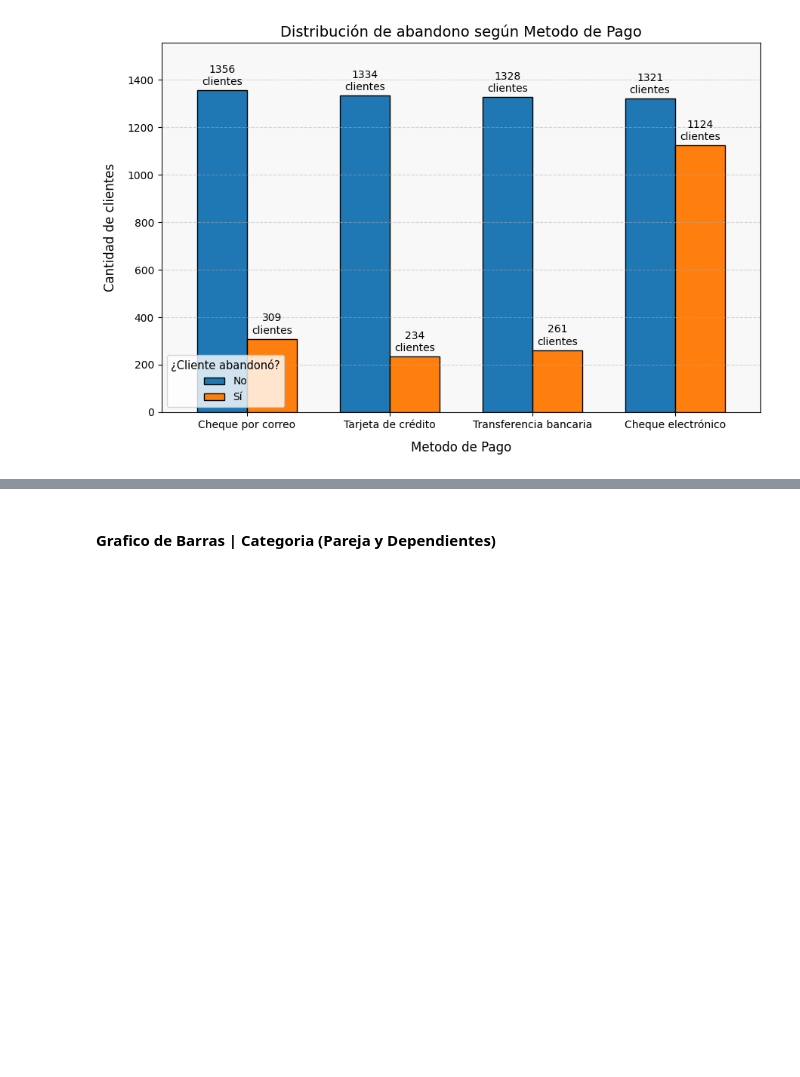
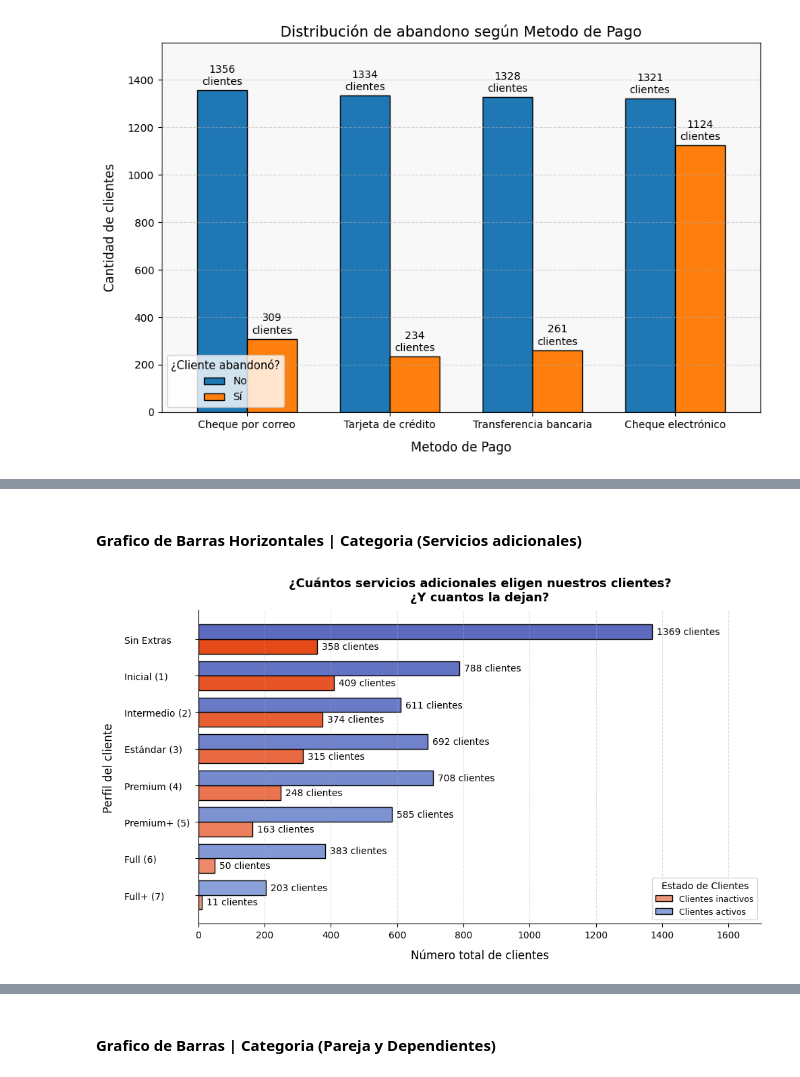
Before and after one commit to MigXDev/CS_Datos_I_DESAFIO_2, a Jupyter notebook: challenge2-data-science-LATAM-main/TelecomX_LATAM.ipynb, the cells around one changed output, grey strips where cells are left out. Drawn from its saved outputs; the diff is of its cells as text; code cells hidden in the pictures; blank space fills up the shorter version.

```diff
--- a/challenge2-data-science-LATAM-main/TelecomX_LATAM.ipynb
+++ b/challenge2-data-science-LATAM-main/TelecomX_LATAM.ipynb
@@ -1691,0 +1807,2 @@ plt.show()
+# %% [markdown]
+#### Grafico de Barras Horizontales | Categoria (Servicios adicionales)
@@ -1691,0 +1855,65 @@ plt.show()
+# %%
+# Agrupación
+df_comb_ad = df_Datos_Traducidos.groupby(['cant_serv_ad', 'abandono_cliente']).size().unstack()
+
+# Orden personalizado de las categorías
+orden_3 = ['Full+ (7)', 'Full (6)','Premium+ (5)','Premium (4)','Estándar (3)','Intermedio (2)','Inicial (1)','Sin Extras']
+df_comb_ad = df_comb_ad.reindex(orden_3)
+# %%
+colores_activos = ['#5c6bc0', '#6273c3', '#697ac7', '#6f82ca', '#768ace', '#7c92d1', '#8399d5', '#89a1d8']
+colores_inactivos = ['#e64a19', '#e75527', '#e85f34', '#e96a42', '#eb7450', '#ec7f5e', '#ed896b', '#ee9479']
+# %%
+colores_activos_invertido = colores_activos[::-1]
+colores_inactivos_invertido = colores_inactivos[::-1]
+# %%
+# Graficar barras horizontales agrupadas
+fig, ax = plt.subplots(figsize=(10, 6))  # Ajusta el tamaño para mejor legibilidad
+bar_height = 0.4  # Análogo a bar_width pero para horizontal
+y = range(len(df_comb_ad))  # Usamos 'y' en lugar de 'x'
+
+
+# Barras para clientes inactivos ('Si')
+ax.barh(
+    y=[i - bar_height/2 for i in y],
+    width=df_comb_ad['Si'],
+    height=bar_height,
+    label='Clientes inactivos',
+    color=colores_inactivos_invertido,
+    edgecolor='black'
+)
+
+# Barras para clientes activos ('No')
+ax.barh(
+    y=[i + bar_height/2 for i in y],  # Posición vertical
+    width=df_comb_ad['No'],           # Longitud de la barra
+    height=bar_height,
+    label='Clientes activos',
+    color=colores_activos_invertido,
+    edgecolor='black'
+)
+
+# Etiquetas
+ax.set_yticks(y)
+ax.set_yticklabels(orden_3, ha='left', x=-0.12)  # orden_3 define las categorías en el eje Y
+ax.set_xlabel('Número total de clientes', fontsize=12, labelpad=10)
+ax.set_ylabel('Perfil del cliente', fontsize=12, labelpad=10)
+ax.set_title('¿Cuántos servicios adicionales eligen nuestros clientes?\n¿Y cuantos la dejan?', fontsize=13, fontweight='bold',pad=10)
+ax.legend(title='Estado de Clientes', fontsize=9, loc='lower right')  # Mueve la leyenda si es necesario
+ax.grid(axis='x', linestyle='--', alpha=0.4)  # Cambia a grid horizontal
+
+ax.spines[['top','right']].set_visible(False)
+
+# Etiquetas con la cantidad exacta de clientes
+for container in ax.containers:
+    ax.bar_label(container,
+                fmt='%d clientes',
+                label_type='edge',
+                fontsize=10,
+                padding=5)  # Ajusta el padding para horizontal
+
+ax.set_xlim(0, 1700)  # Límite horizontal análogo a ylim
+
+plt.tight_layout()
+plt.show()
+# %% [output]
+[figure, added]
```
Also changed, not shown: parts of 24 cells of this notebook.
